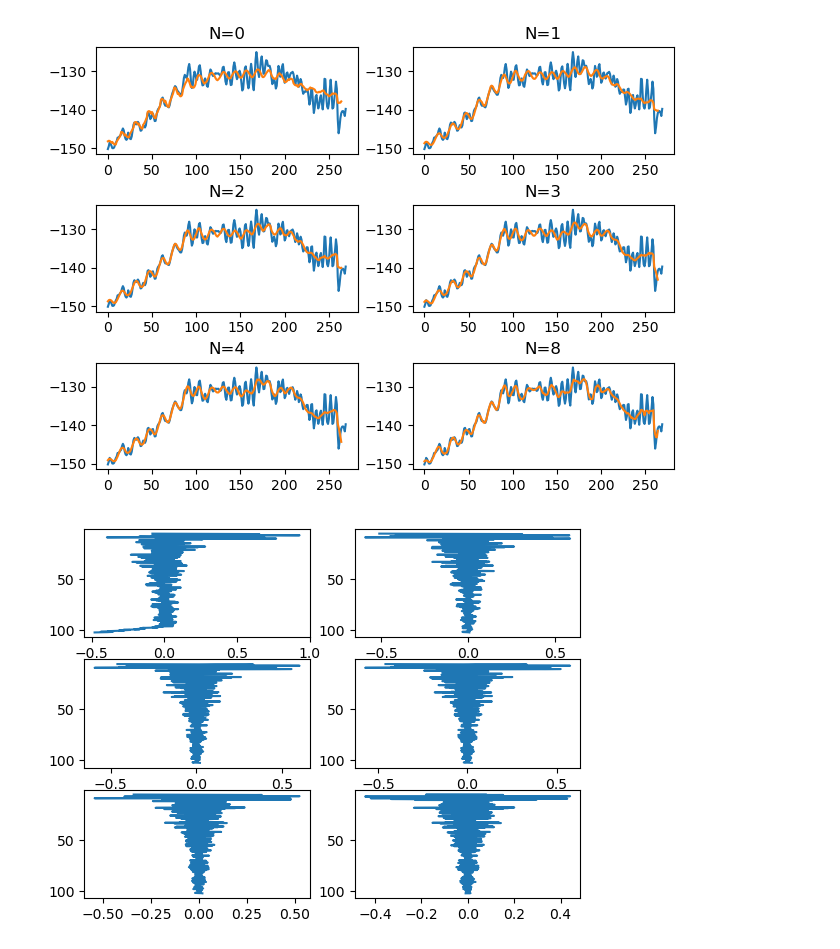
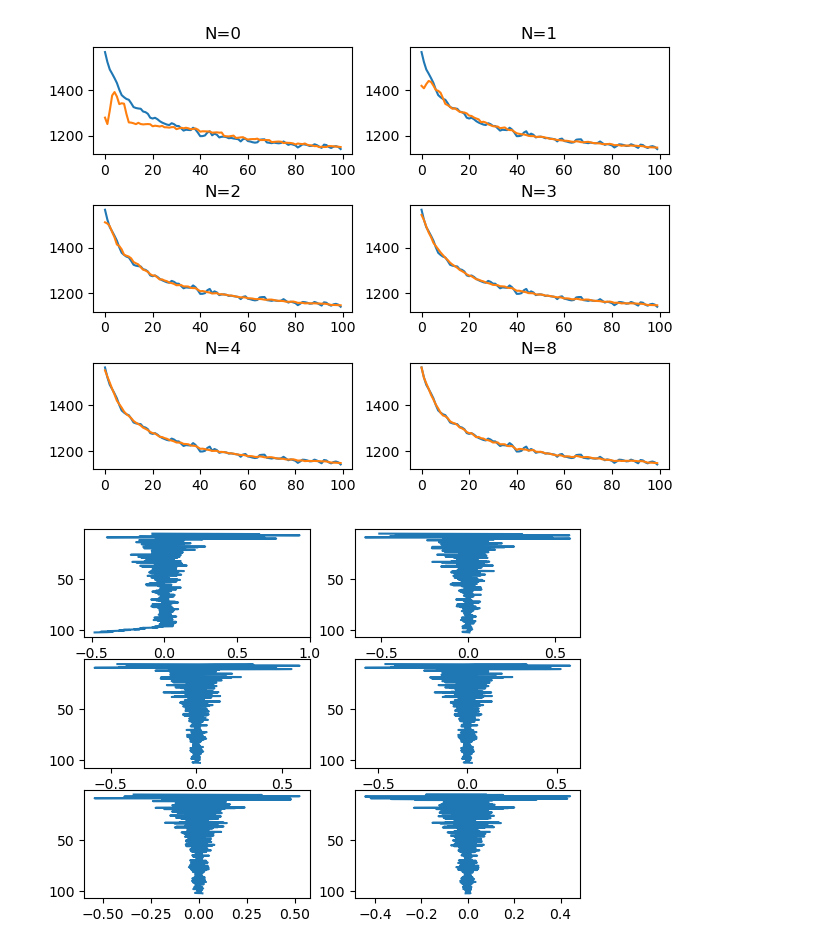
Before and after one commit to jjstadler/EMAPEX_WAVES, a Jupyter notebook: WaveProcessing/Visualize_Fit_Differences.ipynb, the cells around one changed output. Drawn from its saved outputs; the diff is of its cells as text; code cells hidden in the pictures.

```diff
--- a/WaveProcessing/Visualize_Fit_Differences.ipynb
+++ b/WaveProcessing/Visualize_Fit_Differences.ipynb
@@ -7,6 +7,7 @@ Notebook for visualizing different order polynomial differences
 #Define imports
 from scipy.io import loadmat
 from scipy import signal
+from scipy import interpolate
 import numpy as np
 import time
 import pyIGRF
@@ -50,16 +51,16 @@ alpha1 = alpha2 - np.pi/2
 
 ### Load Files ###
 #These are the files used for generation for 12/xx/22 committee meeting presentation
-fname_base = "/Volumes/TFO-5TB-3/TFO/LCDRI/raw_data/"
-fname = "/Users/jamesstadler/Documents/UW/TFO/Data/LCDRI/test_efr/ema-6667i-0042-efr.mat"
-gpsfname = "/Users/jamesstadler/Documents/UW/TFO/Data/LCDRI/test_efr/ema-6667i-0042-gps.mat"
-ctdfname = "/Users/jamesstadler/Documents/UW/TFO/Data/LCDRI/test_efr/ema-6667i-0042-ctd.mat"
+#fname_base = "/Volumes/TFO-5TB-3/TFO/LCDRI/raw_data/"
+#fname = "/Users/jamesstadler/Documents/UW/TFO/Data/LCDRI/test_efr/ema-6667i-0042-efr.mat"
+#gpsfname = "/Users/jamesstadler/Documents/UW/TFO/Data/LCDRI/test_efr/ema-6667i-0042-gps.mat"
+#ctdfname = "/Users/jamesstadler/Documents/UW/TFO/Data/LCDRI/test_efr/ema-6667i-0042-ctd.mat"
 
 #try a different set for a bad spectrum
 fname_base = "/Users/jamesstadler/Documents/UW/TFO/Data/LCDRI/EmApex_Data/lcdri/"
-fname = "/Users/jamesstadler/Documents/UW/TFO/Data/LCDRI/EmApex_Data/lcdri/6667i/dec/ema-6667i-0062-efr.mat"
+fname = "/Users/jamesstadler/Documents/UW/TFO/Data/LCDRI/EmApex_Data/lcdri/6667i/dec/ema-6667i-0061-efr.mat"
 gpsfname = "/Users/jamesstadler/Documents/UW/TFO/Data/LCDRI/EmApex_Data/lcdri/6667i/dec/ema-6667i-0062-gps.mat"
-ctdfname = "/Users/jamesstadler/Documents/UW/TFO/Data/LCDRI/EmApex_Data/lcdri/6667i/dec/ema-6667i-0062-ctd.mat"
+ctdfname = "/Users/jamesstadler/Documents/UW/TFO/Data/LCDRI/EmApex_Data/lcdri/6667i/dec/ema-6667i-0061-ctd.mat"
 
 
 EFR = loadmat(fname)
@@ -83,6 +84,8 @@ CTD = loadmat(ctdfname)
 ctd_time = CTD["UXT"][0, :]
 P = CTD["P"][0, :]
 Pef = np.interp(mlt_efr, ctd_time, P)
+func = interpolate.interp1d(ctd_time, P, fill_value="extrapolate")
+
 #Pef = Pef-5
 
 tim_pd = pd.to_datetime(GPS["UXT_GPS"][0, :],unit='s', utc=True,)
@@ -106,37 +109,37 @@ E1 = (EFR["E1"][0, :]-2**23) * uVpc;
 E2 = (EFR["E2"][0, :]-2**23) * uVpc;
 
 #pull out compass values
 HZ = EFR["HZ"][0, :];
 HY = EFR["HY"][0, :];
 HX = EFR["HX"][0, :];
 
 
 Nfit_arr = [0, 1, 2, 3, 4, 8]
 plt.figure()
 count =1
 for Nfit in Nfit_arr:
 
     #Do the 50s fits
-    [e1offs,e2offs,e1fits,e2fits,anghxhy] = em_offset(Nfit,mlt_efr,nstep_off,navg_off,E1,E2,HX,HY);
+    [e1offs,e2offs,e1fits,e2fits,anghxhy, resid] = em_offset(Nfit,mlt_efr,nstep_off,navg_off,E1,E2,HX,HY);
 
     #Get overall fi and calculate the residuals
     with warnings.catch_warnings():
         warnings.simplefilter("ignore", category=RuntimeWarning)
         e1off=np.nanmean(e1offs,1);
         e2off=np.nanmean(e2offs,1);
         e1fit=np.nanmean(e1fits,1);
         e2fit=np.nanmean(e2fits,1);
 
     plt.subplot(3, 2, count)
-    plt.plot(E2[500:])
-    plt.plot(e2fit[500:])
+    plt.plot(E2[:100])
+    plt.plot(e2fit[:100])
     plt.title("N="+str(Nfit))
 
     count+=1
 plt.tight_layout(pad=0.5)
 #plt.savefig("/Users/jamesstadler/Documents/UW/TFO/Figures/1Hz_flowchart_figs/voltage_fits_varying_N.png")
 # %% [output]
-[figure, old version]
+[figure, new version]
 # %%
 count=1
 for Nfit in Nfit_arr:
```
Also changed, not shown: parts of 18 cells of this notebook, 3 other files.
